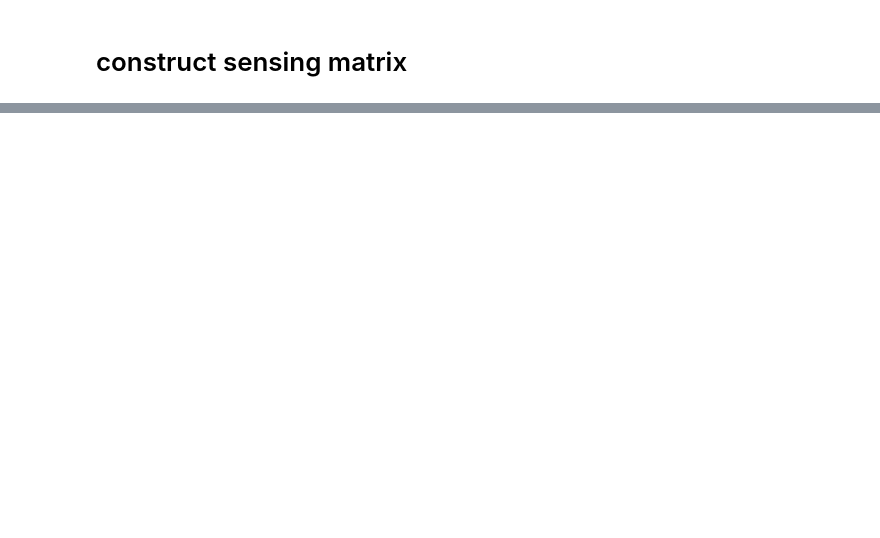
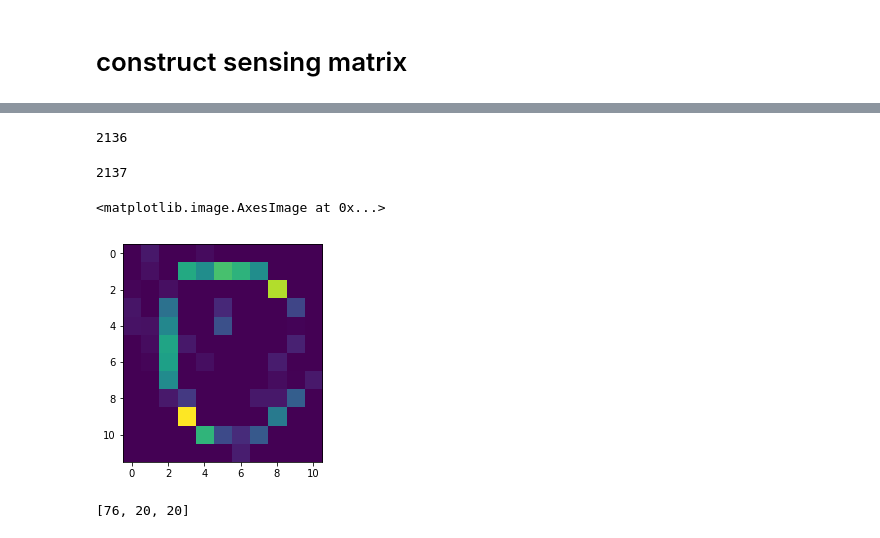
Before and after one commit to xiyuyi/PyPRIS, a Jupyter notebook: PyPRIS_notebooks/Demo_biplane_lasso-PRIS-LinBreg-Refinement.ipynb, the cells around one changed output, grey strips where cells are left out. Drawn from its saved outputs; the diff is of its cells as text; code cells hidden in the pictures; blank space fills up the shorter version.

Commit message:
get debug output with irregular disttribution of candidate coordinates

```diff
--- a/PyPRIS_notebooks/Demo_biplane_lasso-PRIS-LinBreg-Refinement.ipynb
+++ b/PyPRIS_notebooks/Demo_biplane_lasso-PRIS-LinBreg-Refinement.ipynb
@@ -161,10 +160,10 @@ current_interval = previous_interval/2
 
 new_coords = list()
 for i in non_zero_coordinates:
-    extra_coords=[[i[0], i[1] + current_interval, i[2]],\
-                  [i[0], i[1] - current_interval, i[2]],\
-                  [i[0], i[1], i[2] + current_interval],\
-                  [i[0], i[1], i[2] - current_interval]] # bisection only in x-dimesnion and y-dimension. no bisection in z.
+    extra_coords=[[i[0], i[1] + current_interval/2, i[2]],\
+                  [i[0], i[1] - current_interval/2, i[2]],\
+                  [i[0], i[1], i[2] + current_interval/2],\
+                  [i[0], i[1], i[2] - current_interval/2]] # bisection only in x-dimesnion and y-dimension. no bisection in z.
     for i1 in extra_coords:
         if i1 not in new_coords:
             new_coords.append(i1)
@@ -241,0 +238,35 @@ ValueError: total size of new array must be unchanged
+# %%
+len(candidate_locs)
+# %% [output]
+2136
+# %%
+len(a.x)
+# %% [output]
+2137
+# %%
+intervals = list([1, 4, 4])
+locs = list(zip(*candidate_locs))
+# %%
+dims = list()
+minimals = list()
+maximums = list()
+
+for inds, interval in zip(locs, intervals):
+    maximum = np.max(inds)
+    minimal = np.min(inds)
+    dims.append(1+np.int((maximum-minimal)//interval))
+    minimals.append(minimal)
+    maximums.append(maximum)
+# %%
+temp = np.zeros(dims)
+for coords, intensity in zip(candidate_locs, a.x[0:len(a.x)-1]):
+    temp[coords[0]-minimals[0]-1, (coords[1]-minimals[1])/intervals[1], (coords[2]-minimals[2])/intervals[2]] = intensity
+# %%
+plt.imshow(np.mean(temp,axis=0))
+# %% [output]
+<matplotlib.image.AxesImage at 0x...>
+[figure, added]
+# %%
+dims
+# %% [output]
+[76, 20, 20]
```
Also changed, not shown: parts of 4 cells of this notebook, 1 other file.
